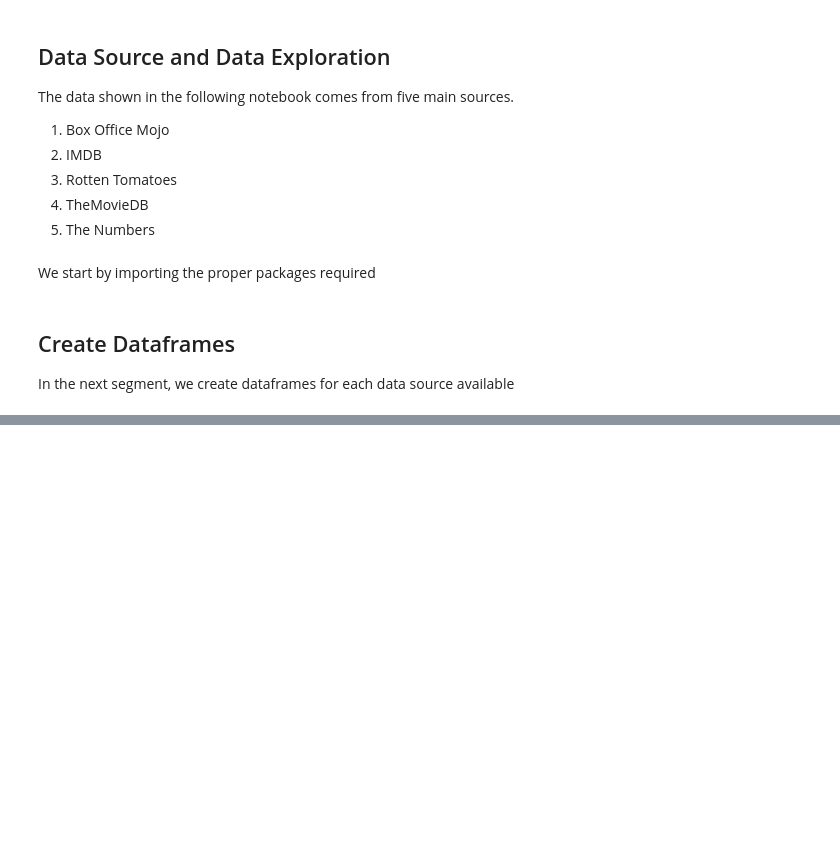
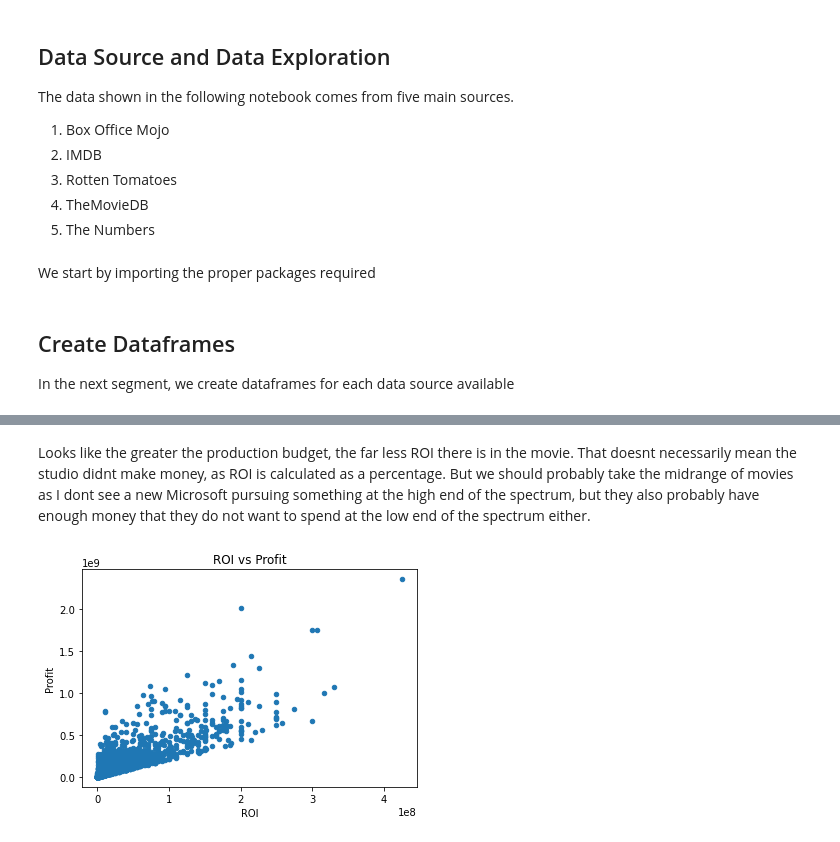
Before and after one commit to tfuger10/Microsoft-Movie-Studio-Analysis, a Jupyter notebook: student.ipynb, the cells around one changed output, grey strips where cells are left out. Cells and saved outputs as stored; diff of their text form; code cells hidden in the pictures; blank space fills up the shorter version.

```diff
--- a/student.ipynb
+++ b/student.ipynb
@@ -126,0 +309,7 @@ tnmoviebudget_df.drop()
+# %% [markdown]
+Looks like the greater the production budget, the far less ROI there is in the movie. That doesnt necessarily mean the studio didnt make money, as ROI is calculated as a percentage. But we should probably take the midrange of movies as I dont see a new Microsoft pursuing something at the high end of the spectrum, but they also probably have enough money that they do not want to spend at the low end of the spectrum either.
+# %%
+ROIvsProfit = tnmoviebudgetROI_df.plot.scatter(x='production_budget', y='Profit');
+ROIvsProfit.set(xlabel="ROI", ylabel="Profit", title="ROI vs Profit");
+# %% [output]
+[figure, added]
```
Also changed, not shown: parts of 80 cells of this notebook, 3 other files.
